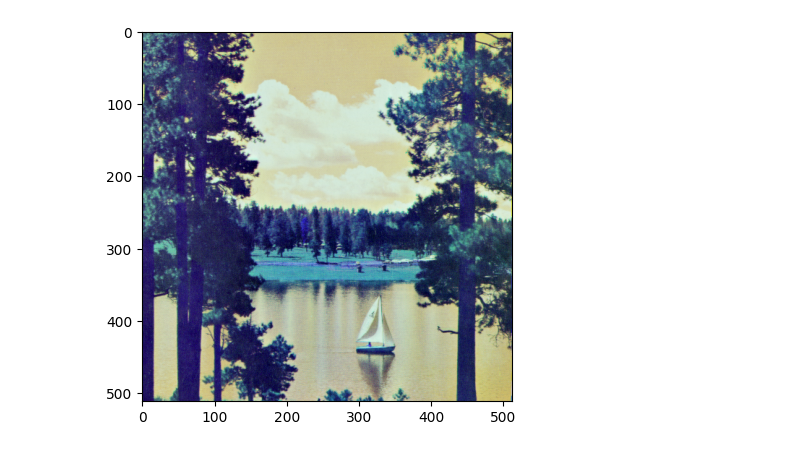
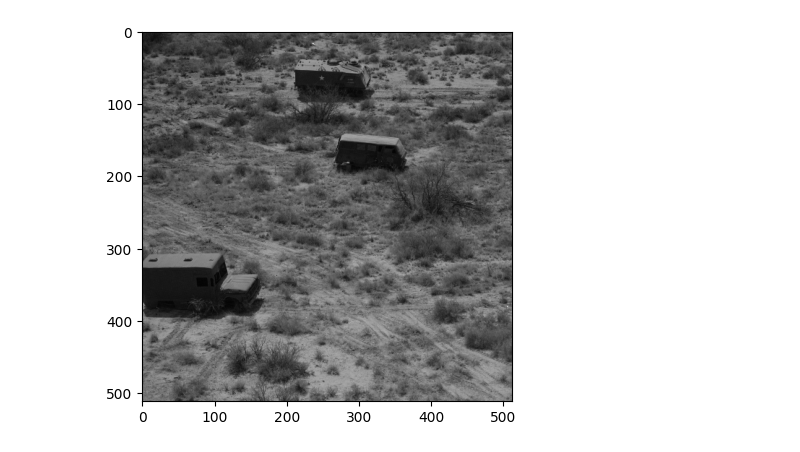
Before and after one commit to tomast1337/Image-Processing, a Jupyter notebook: aula3.ipynb, the cells around one changed output. Cells and saved outputs as stored; diff of their text form; code cells hidden in the pictures.

```diff
--- a/aula3.ipynb
+++ b/aula3.ipynb
@@ -3,9 +3,9 @@ import numpy as np
 import cv2
 import matplotlib.pyplot as plt
 # %%
-image = cv2.imread('imgs/4.2.06.tiff')
+image = cv2.imread('./imgs/7.1.06.tiff')
 
 plt.imshow(image)
 plt.show()
 # %% [output]
-[figure, old version]
+[figure, new version]
```
Also changed, not shown: parts of 3 cells of this notebook.
